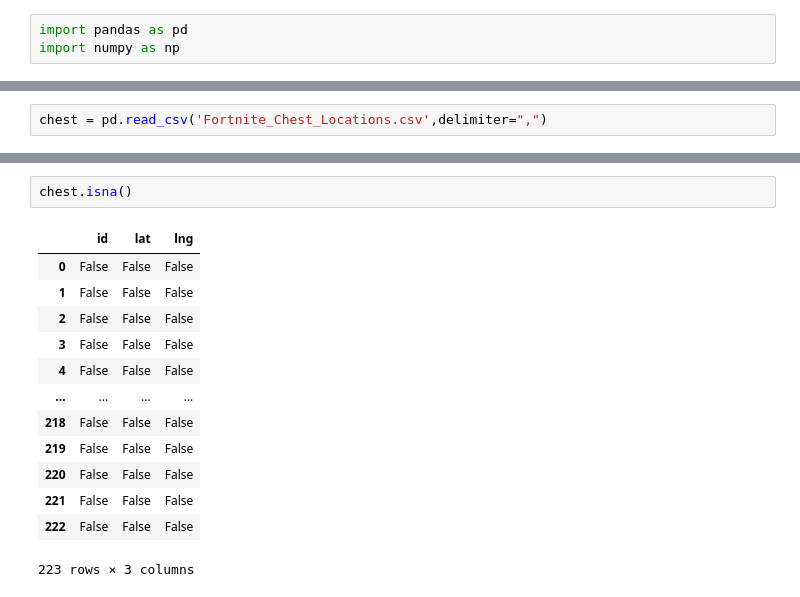
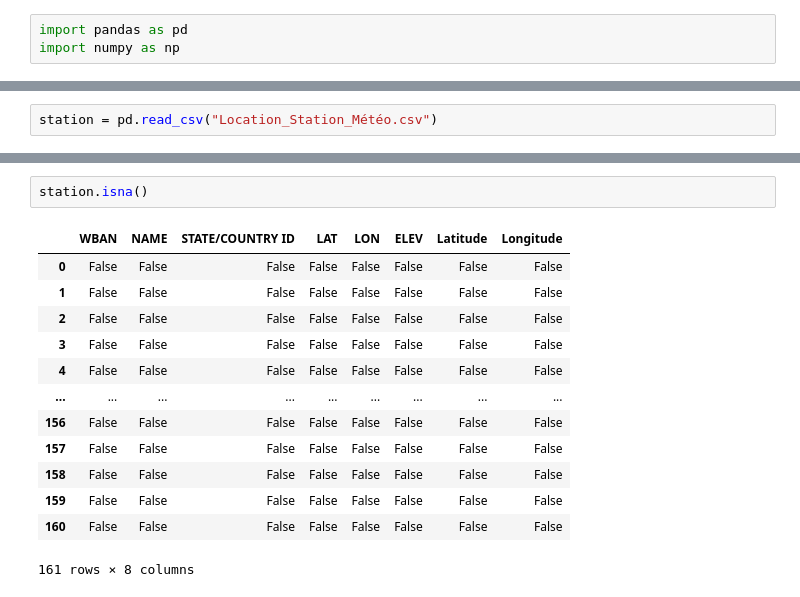
Before and after one commit to AdrienReymann/M1-IoT-H3Python, a Jupyter notebook: Température_moyenne_WWII/Température_moyenne_WWII.ipynb, the cells around one changed output, grey strips where cells are left out. Drawn from its saved outputs; the diff is of its cells as text.

```diff
--- a/Température_moyenne_WWII/Température_moyenne_WWII.ipynb
+++ b/Température_moyenne_WWII/Température_moyenne_WWII.ipynb
@@ -4,2 +32,2 @@ import numpy as np
 # %%
-chest = pd.read_csv('Fortnite_Chest_Locations.csv',delimiter=",")
+station = pd.read_csv("Location_Station_Météo.csv")
@@ -15,16 +54,16 @@ chest.head()
 # %%
-chest.isna()
+station.isna()
 # %% [output]
-|  | id | lat | lng |
-| 0 | False | False | False |
-| 1 | False | False | False |
-| 2 | False | False | False |
-| 3 | False | False | False |
-| 4 | False | False | False |
-| ... | ... | ... | ... |
-| 218 | False | False | False |
-| 219 | False | False | False |
-| 220 | False | False | False |
-| 221 | False | False | False |
-| 222 | False | False | False |
+|  | WBAN | NAME | STATE/COUNTRY ID | LAT | LON | ELEV | Latitude | Longitude |
+| 0 | False | False | False | False | False | False | False | False |
+| 1 | False | False | False | False | False | False | False | False |
+| 2 | False | False | False | False | False | False | False | False |
+| 3 | False | False | False | False | False | False | False | False |
+| 4 | False | False | False | False | False | False | False | False |
+| ... | ... | ... | ... | ... | ... | ... | ... | ... |
+| 156 | False | False | False | False | False | False | False | False |
+| 157 | False | False | False | False | False | False | False | False |
+| 158 | False | False | False | False | False | False | False | False |
+| 159 | False | False | False | False | False | False | False | False |
+| 160 | False | False | False | False | False | False | False | False |
-223 rows × 3 columns
+161 rows × 8 columns
```
Also changed, not shown: parts of 7 cells of this notebook, 2 other files.
